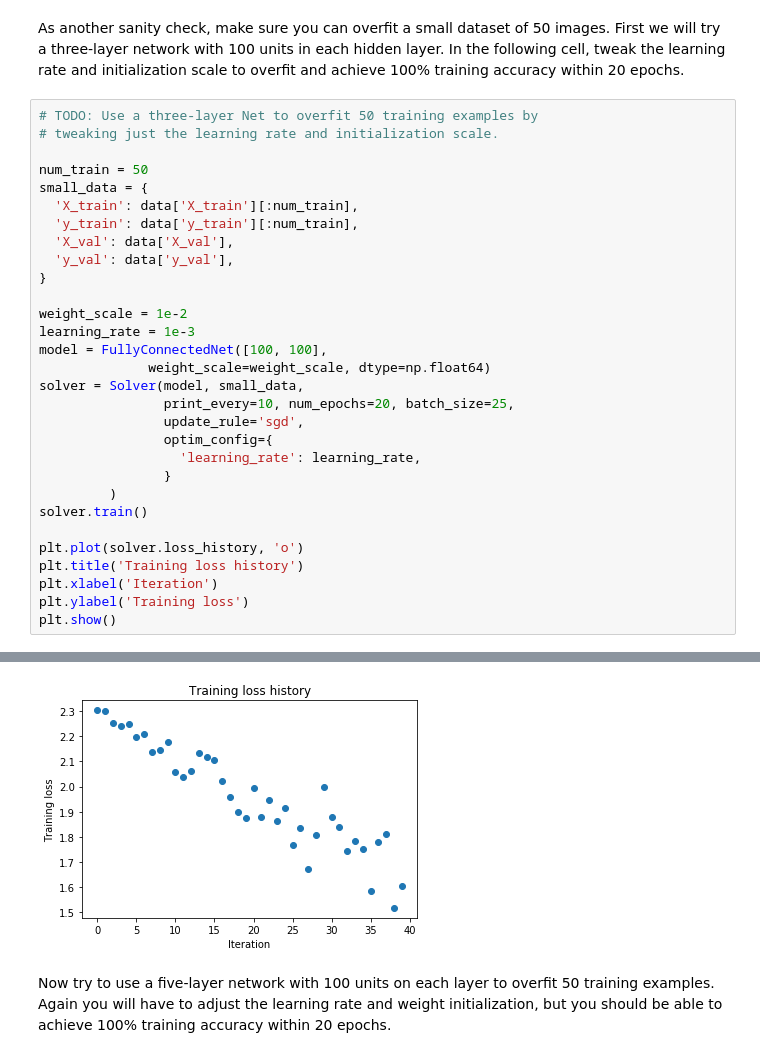
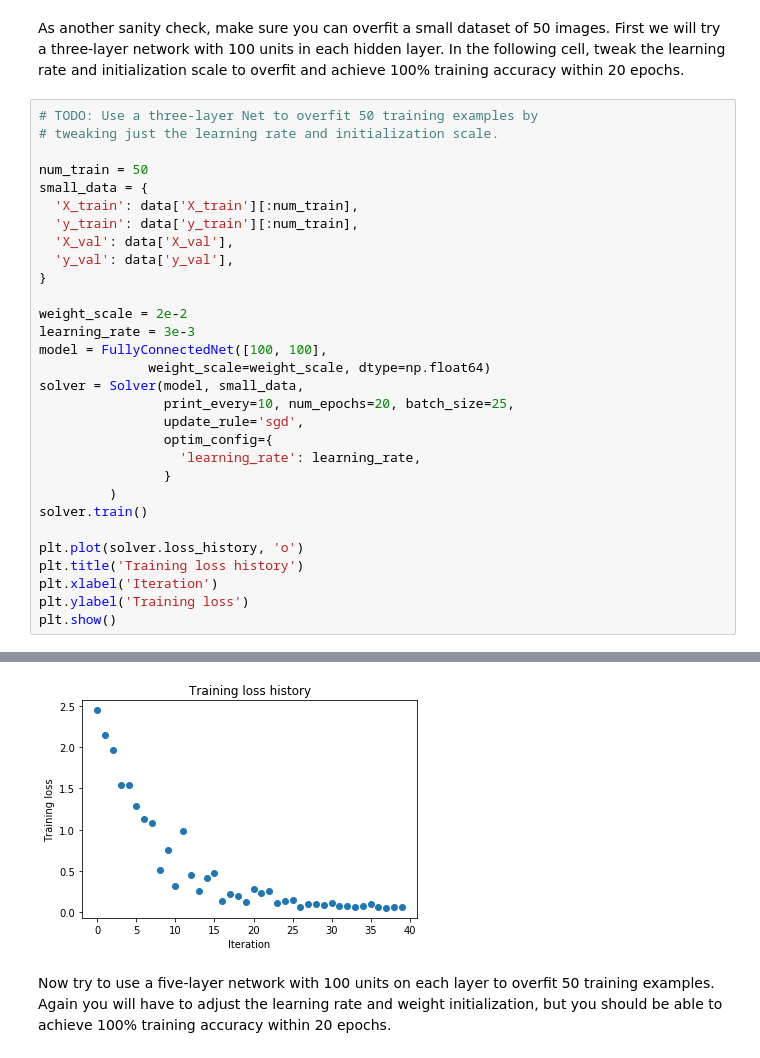
Before and after one commit to ucLh/cs231n, a Jupyter notebook: assignment2/FullyConnectedNets.ipynb, the cells around one changed output, grey strips where cells are left out. Saved outputs shown, nothing was run; the diff lists cells and outputs as text.

```diff
--- a/assignment2/FullyConnectedNets.ipynb
+++ b/assignment2/FullyConnectedNets.ipynb
@@ -468,8 +466,8 @@ small_data = {
   'y_val': data['y_val'],
 }
 
-weight_scale = 1e-2
-learning_rate = 1e-3
+weight_scale = 2e-2
+learning_rate = 3e-3
 model = FullyConnectedNet([100, 100],
               weight_scale=weight_scale, dtype=np.float64)
 solver = Solver(model, small_data,
@@ -507,4 +505,4 @@ plt.show()
-[figure, old version]
+[figure, new version]
 # %% [markdown]
 Now try to use a five-layer network with 100 units on each layer to overfit 50 training examples. Again you will have to adjust the learning rate and weight initialization, but you should be able to achieve 100% training accuracy within 20 epochs.
 # %%
```
Also changed, not shown: parts of 16 cells of this notebook, 1 other file.
